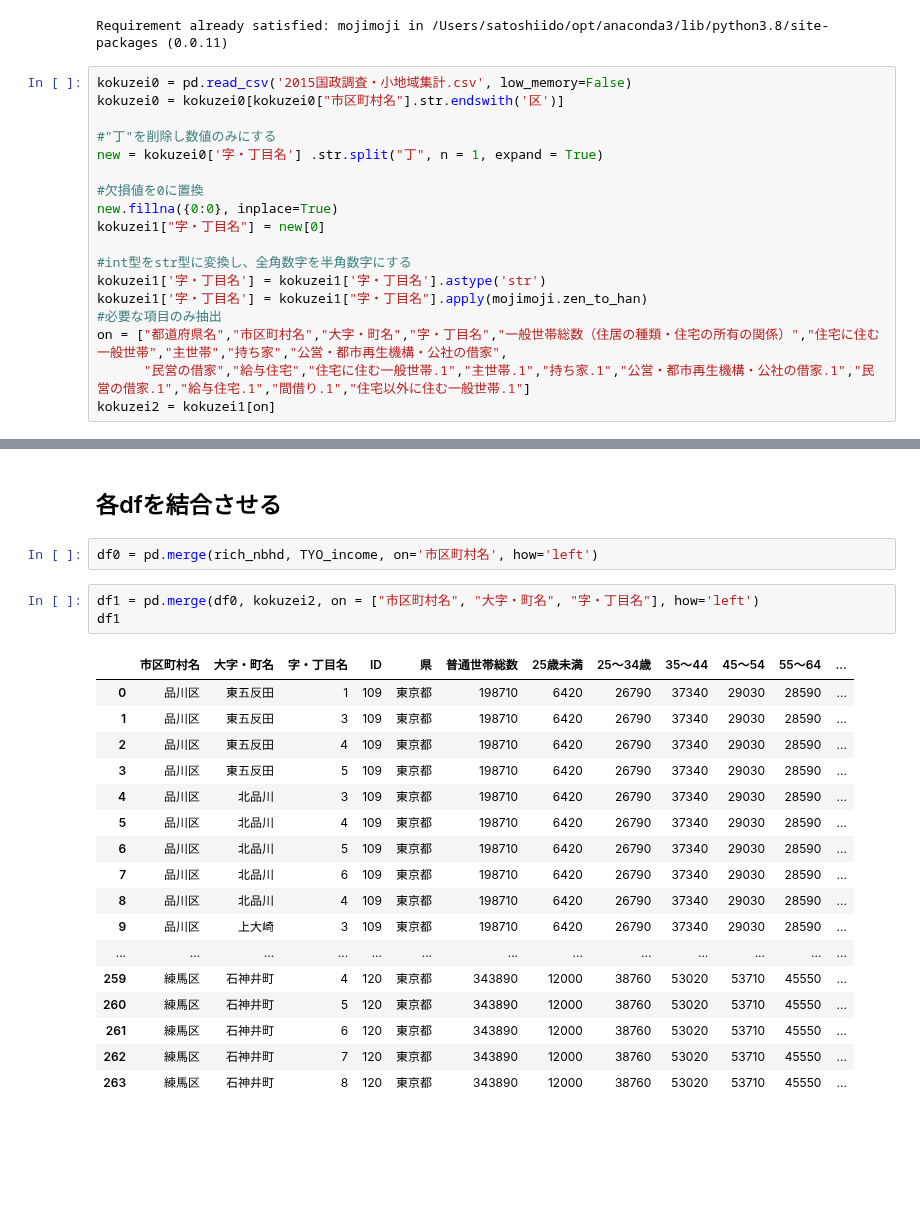
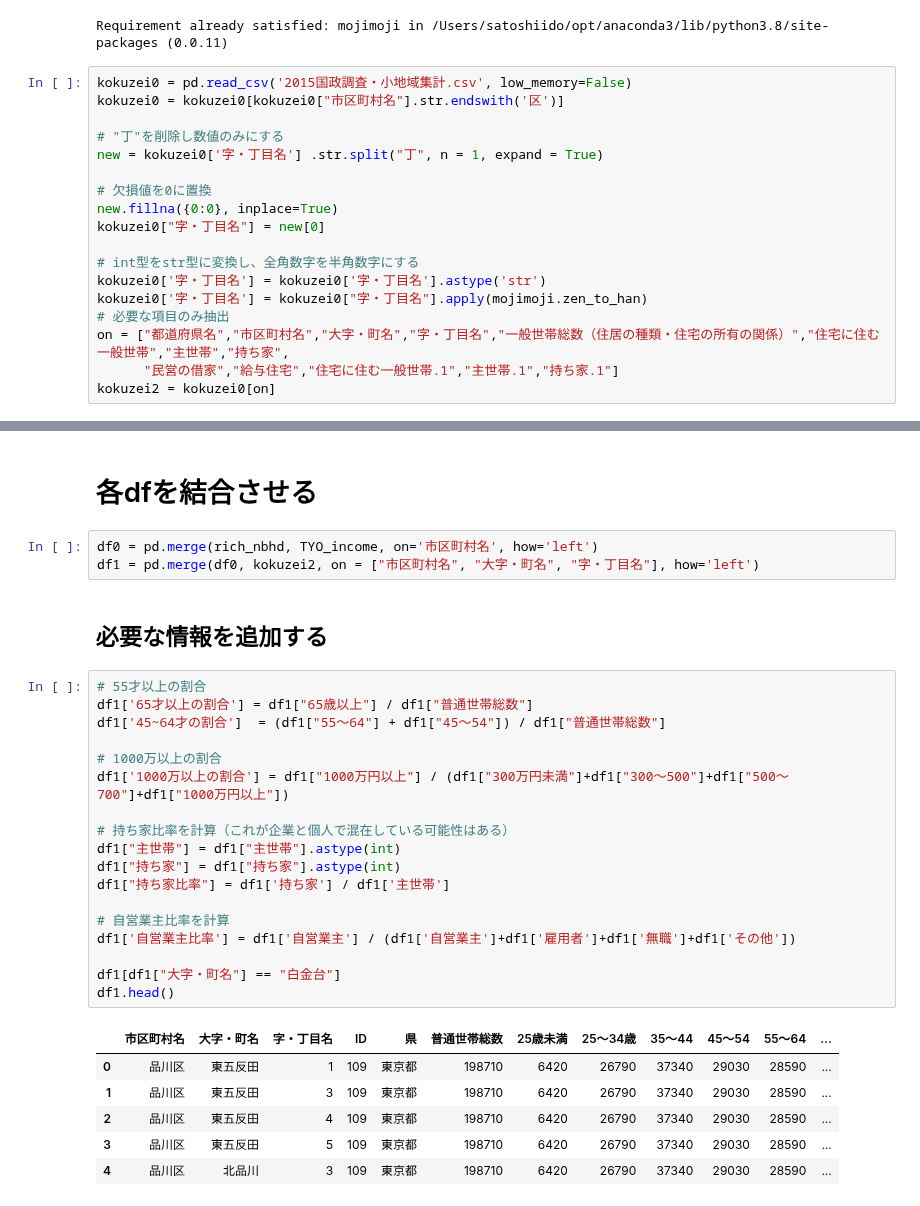
Before and after one commit to idosatoshi0118/python, a Jupyter notebook: 小売系企業インターン/チラシ-高級持ち家への配布エリアプロット.ipynb, the cells around one changed output, grey strips where cells are left out. Saved outputs shown, nothing was run; the diff lists cells and outputs as text; blank space fills up the shorter version.

```diff
--- a/小売系企業インターン/チラシ-高級持ち家への配布エリアプロット.ipynb
+++ b/小売系企業インターン/チラシ-高級持ち家への配布エリアプロット.ipynb
@@ -104,17 +83,17 @@ Requirement already satisfied: mojimoji in /Users/satoshiido/opt/anaconda3/lib/p
 kokuzei0 = pd.read_csv('2015国政調査・小地域集計.csv', low_memory=False)
 kokuzei0 = kokuzei0[kokuzei0["市区町村名"].str.endswith('区')]
 
-#"丁"を削除し数値のみにする
+# "丁"を削除し数値のみにする
 new = kokuzei0['字・丁目名'] .str.split("丁", n = 1, expand = True)
 
-#欠損値を0に置換
+# 欠損値を0に置換
 new.fillna({0:0}, inplace=True)
-kokuzei1["字・丁目名"] = new[0]
+kokuzei0["字・丁目名"] = new[0]
 
-#int型をstr型に変換し、全角数字を半角数字にする
-kokuzei1['字・丁目名'] = kokuzei1['字・丁目名'].astype('str')
-kokuzei1['字・丁目名'] = kokuzei1["字・丁目名"].apply(mojimoji.zen_to_han)
-#必要な項目のみ抽出
-on = ["都道府県名","市区町村名","大字・町名","字・丁目名","一般世帯総数（住居の種類・住宅の所有の関係）","住宅に住む一般世帯","主世帯","持ち家","公営・都市再生機構・公社の借家",
-      "民営の借家","給与住宅","住宅に住む一般世帯.1","主世帯.1","持ち家.1","公営・都市再生機構・公社の借家.1","民営の借家.1","給与住宅.1","間借り.1","住宅以外に住む一般世帯.1"]
-kokuzei2 = kokuzei1[on]
+# int型をstr型に変換し、全角数字を半角数字にする
+kokuzei0['字・丁目名'] = kokuzei0['字・丁目名'].astype('str')
+kokuzei0['字・丁目名'] = kokuzei0["字・丁目名"].apply(mojimoji.zen_to_han)
+# 必要な項目のみ抽出
+on = ["都道府県名","市区町村名","大字・町名","字・丁目名","一般世帯総数（住居の種類・住宅の所有の関係）","住宅に住む一般世帯","主世帯","持ち家",
+      "民営の借家","給与住宅","住宅に住む一般世帯.1","主世帯.1","持ち家.1"]
+kokuzei2 = kokuzei0[on]
@@ -172,27 +150,34 @@ Try using .loc[row_indexer,col_indexer] = value instead
 See the caveats in the documentation: https://pandas.pydata.org/pandas-docs/stable/user_guide/indexing.html#returning-a-view-versus-a-copy
   rich_nbhd["字・丁目名"] = rich_nbhd["字・丁目名"].astype(str)
 # %% [markdown]
-## 各dfを結合させる
+# 各dfを結合させる
 # %%
 df0 = pd.merge(rich_nbhd, TYO_income, on='市区町村名', how='left')
+df1 = pd.merge(df0, kokuzei2, on = ["市区町村名", "大字・町名", "字・丁目名"], how='left')
-# %%
-df1 = pd.merge(df0, kokuzei2, on = ["市区町村名", "大字・町名", "字・丁目名"], how='left')
-df1
-# %% [output]
-|  | 市区町村名 | 大字・町名 | 字・丁目名 | ID | 県 | 普通世帯総数 | 25歳未満 | 25〜34歳 | 35〜44 | 45〜54 | 55〜64 | ... |
-| 0 | 品川区 | 東五反田 | 1 | 109 | 東京都 | 198710 | 6420 | 26790 | 37340 | 29030 | 28590 | ... |
-| 1 | 品川区 | 東五反田 | 3 | 109 | 東京都 | 198710 | 6420 | 26790 | 37340 | 29030 | 28590 | ... |
-| 2 | 品川区 | 東五反田 | 4 | 109 | 東京都 | 198710 | 6420 | 26790 | 37340 | 29030 | 28590 | ... |
-| 3 | 品川区 | 東五反田 | 5 | 109 | 東京都 | 198710 | 6420 | 26790 | 37340 | 29030 | 28590 | ... |
-| 4 | 品川区 | 北品川 | 3 | 109 | 東京都 | 198710 | 6420 | 26790 | 37340 | 29030 | 28590 | ... |
-| 5 | 品川区 | 北品川 | 4 | 109 | 東京都 | 198710 | 6420 | 26790 | 37340 | 29030 | 28590 | ... |
-| 6 | 品川区 | 北品川 | 5 | 109 | 東京都 | 198710 | 6420 | 26790 | 37340 | 29030 | 28590 | ... |
-| 7 | 品川区 | 北品川 | 6 | 109 | 東京都 | 198710 | 6420 | 26790 | 37340 | 29030 | 28590 | ... |
-| 8 | 品川区 | 北品川 | 4 | 109 | 東京都 | 198710 | 6420 | 26790 | 37340 | 29030 | 28590 | ... |
-| 9 | 品川区 | 上大崎 | 3 | 109 | 東京都 | 198710 | 6420 | 26790 | 37340 | 29030 | 28590 | ... |
-| ... | ... | ... | ... | ... | ... | ... | ... | ... | ... | ... | ... | ... |
-| 259 | 練馬区 | 石神井町 | 4 | 120 | 東京都 | 343890 | 12000 | 38760 | 53020 | 53710 | 45550 | ... |
-| 260 | 練馬区 | 石神井町 | 5 | 120 | 東京都 | 343890 | 12000 | 38760 | 53020 | 53710 | 45550 | ... |
-| 261 | 練馬区 | 石神井町 | 6 | 120 | 東京都 | 343890 | 12000 | 38760 | 53020 | 53710 | 45550 | ... |
-| 262 | 練馬区 | 石神井町 | 7 | 120 | 東京都 | 343890 | 12000 | 38760 | 53020 | 53710 | 45550 | ... |
-| 263 | 練馬区 | 石神井町 | 8 | 120 | 東京都 | 343890 | 12000 | 38760 | 53020 | 53710 | 45550 | ... |
+# %% [markdown]
+## 必要な情報を追加する
+# %%
+# 55才以上の割合
+df1['65才以上の割合'] = df1["65歳以上"] / df1["普通世帯総数"]
+df1['45~64才の割合']  = (df1["55〜64"] + df1["45〜54"]) / df1["普通世帯総数"]
+
+# 1000万以上の割合
+df1['1000万以上の割合'] = df1["1000万円以上"] / (df1["300万円未満"]+df1["300〜500"]+df1["500〜700"]+df1["1000万円以上"])
+
+# 持ち家比率を計算（これが企業と個人で混在している可能性はある）
+df1["主世帯"] = df1["主世帯"].astype(int)
+df1["持ち家"] = df1["持ち家"].astype(int)
+df1["持ち家比率"] = df1['持ち家'] / df1['主世帯']
+
+# 自営業主比率を計算
+df1['自営業主比率'] = df1['自営業主'] / (df1['自営業主']+df1['雇用者']+df1['無職']+df1['その他'])
+
+df1[df1["大字・町名"] == "白金台"]
+df1.head()
+# %% [output]
+|  | 市区町村名 | 大字・町名 | 字・丁目名 | ID | 県 | 普通世帯総数 | 25歳未満 | 25〜34歳 | 35〜44 | 45〜54 | 55〜64 | ... |
+| 0 | 品川区 | 東五反田 | 1 | 109 | 東京都 | 198710 | 6420 | 26790 | 37340 | 29030 | 28590 | ... |
+| 1 | 品川区 | 東五反田 | 3 | 109 | 東京都 | 198710 | 6420 | 26790 | 37340 | 29030 | 28590 | ... |
+| 2 | 品川区 | 東五反田 | 4 | 109 | 東京都 | 198710 | 6420 | 26790 | 37340 | 29030 | 28590 | ... |
+| 3 | 品川区 | 東五反田 | 5 | 109 | 東京都 | 198710 | 6420 | 26790 | 37340 | 29030 | 28590 | ... |
+| 4 | 品川区 | 北品川 | 3 | 109 | 東京都 | 198710 | 6420 | 26790 | 37340 | 29030 | 28590 | ... |
```
Also changed, not shown: parts of 24 cells of this notebook.
